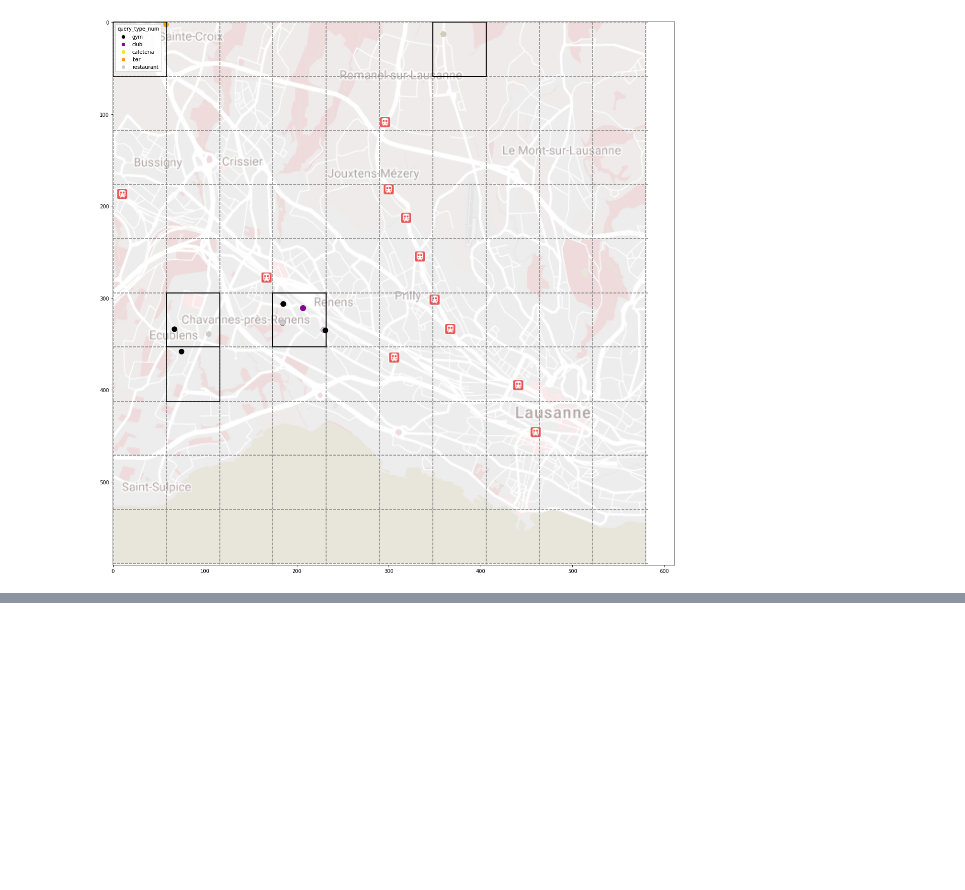
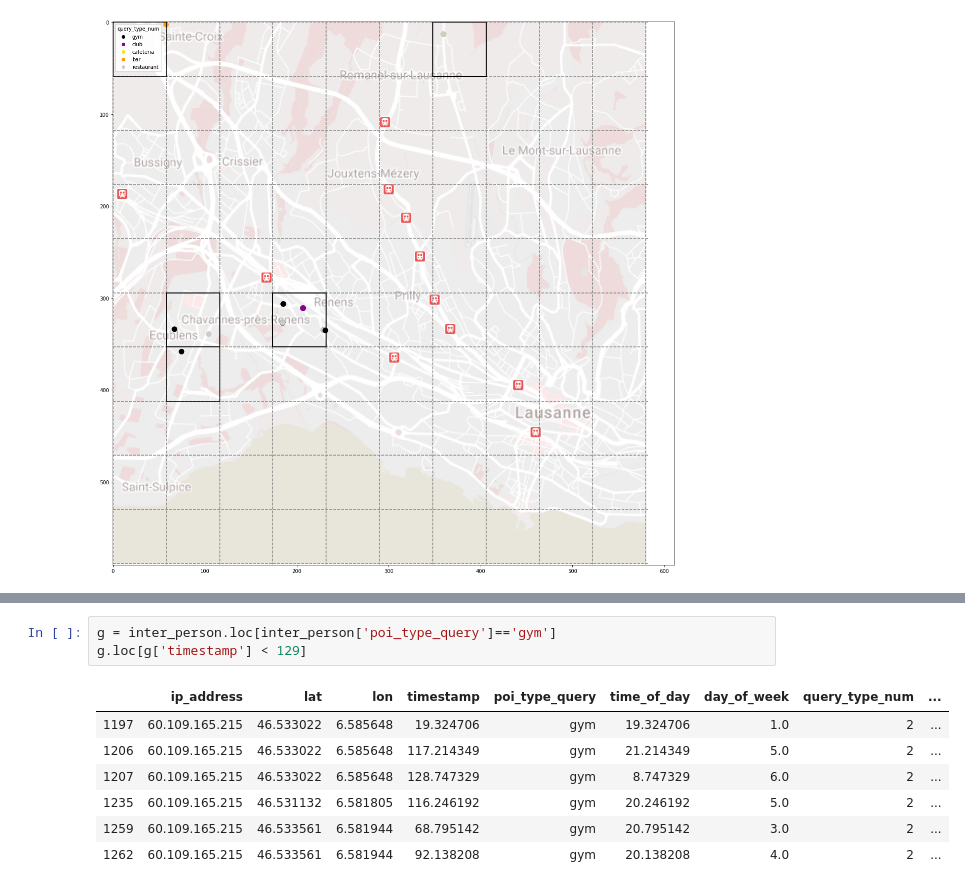
Before and after one commit to pgabioud/pet_project1, a Jupyter notebook: pet_project2/skeleton/Untitled.ipynb, the cells around one changed output, grey strips where cells are left out. Drawn from its saved outputs; the diff is of its cells as text; blank space fills up the shorter version.

```diff
--- a/pet_project2/skeleton/Untitled.ipynb
+++ b/pet_project2/skeleton/Untitled.ipynb
@@ -297,0 +289,11 @@ Using both graphs, we can see that
+# %%
+g = inter_person.loc[inter_person['poi_type_query']=='gym']
+g.loc[g['timestamp'] < 129]
+# %% [output]
+|  | ip_address | lat | lon | timestamp | poi_type_query | time_of_day | day_of_week | query_type_num | ... |
+| 1197 | 60.109.165.215 | 46.533022 | 6.585648 | 19.324706 | gym | 19.324706 | 1.0 | 2 | ... |
+| 1206 | 60.109.165.215 | 46.533022 | 6.585648 | 117.214349 | gym | 21.214349 | 5.0 | 2 | ... |
+| 1207 | 60.109.165.215 | 46.533022 | 6.585648 | 128.747329 | gym | 8.747329 | 6.0 | 2 | ... |
+| 1235 | 60.109.165.215 | 46.531132 | 6.581805 | 116.246192 | gym | 20.246192 | 5.0 | 2 | ... |
+| 1259 | 60.109.165.215 | 46.533561 | 6.581944 | 68.795142 | gym | 20.795142 | 3.0 | 2 | ... |
+| 1262 | 60.109.165.215 | 46.533561 | 6.581944 | 92.138208 | gym | 20.138208 | 4.0 | 2 | ... |
```
Also changed, not shown: parts of 7 cells of this notebook.
